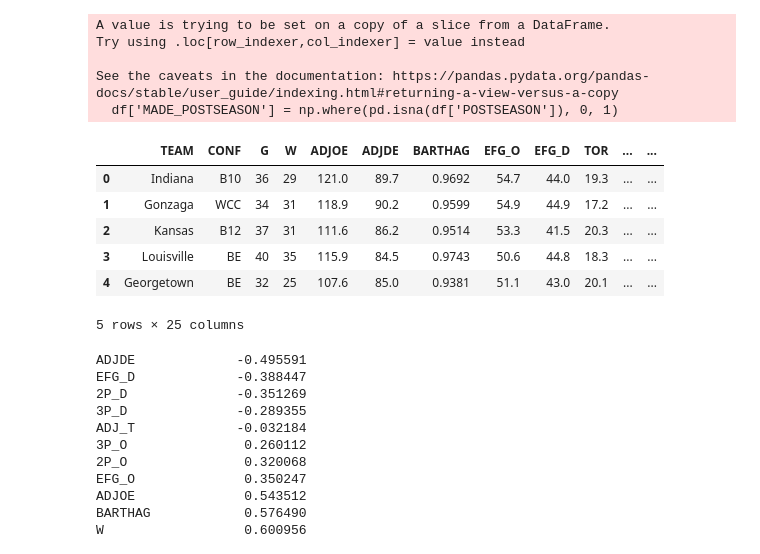
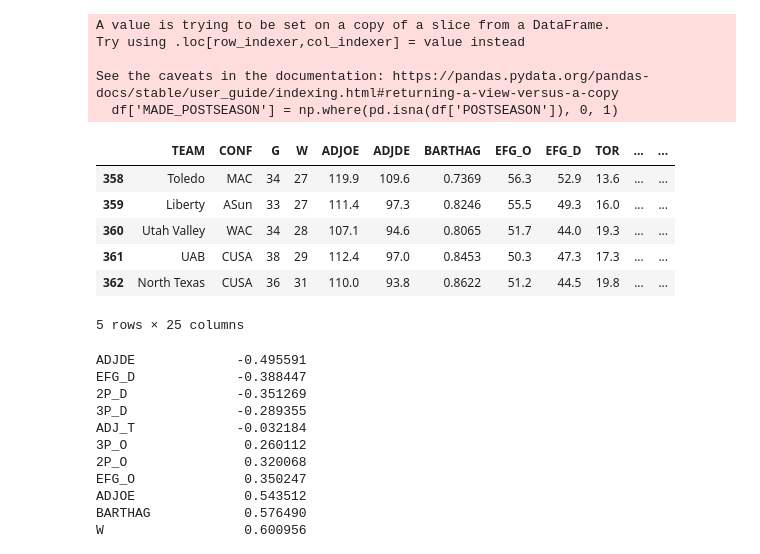
Before and after one commit to isaacanders0n/MarchMadness, a Jupyter notebook: projectDag/EDA.ipynb, the cells around one changed output. Drawn from its saved outputs; the diff is of its cells as text; code cells hidden in the pictures.

```diff
--- a/projectDag/EDA.ipynb
+++ b/projectDag/EDA.ipynb
@@ -68,20 +68,20 @@ def read_and_clean(path: str) -> pd.DataFrame:
 # %%
 #Putting data into df dataframe
 df = read_and_clean('../data')
-df.head()
+df.tail()
 # df.shape
 # %% [output]
 A value is trying to be set on a copy of a slice from a DataFrame.
 Try using .loc[row_indexer,col_indexer] = value instead
 
 See the caveats in the documentation: https://pandas.pydata.org/pandas-docs/stable/user_guide/indexing.html#returning-a-view-versus-a-copy
   df['MADE_POSTSEASON'] = np.where(pd.isna(df['POSTSEASON']), 0, 1)
 |  | TEAM | CONF | G | W | ADJOE | ADJDE | BARTHAG | EFG_O | EFG_D | TOR | ... | ... |
-| 0 | Indiana | B10 | 36 | 29 | 121.0 | 89.7 | 0.9692 | 54.7 | 44.0 | 19.3 | ... | ... |
-| 1 | Gonzaga | WCC | 34 | 31 | 118.9 | 90.2 | 0.9599 | 54.9 | 44.9 | 17.2 | ... | ... |
-| 2 | Kansas | B12 | 37 | 31 | 111.6 | 86.2 | 0.9514 | 53.3 | 41.5 | 20.3 | ... | ... |
-| 3 | Louisville | BE | 40 | 35 | 115.9 | 84.5 | 0.9743 | 50.6 | 44.8 | 18.3 | ... | ... |
-| 4 | Georgetown | BE | 32 | 25 | 107.6 | 85.0 | 0.9381 | 51.1 | 43.0 | 20.1 | ... | ... |
+| 358 | Toledo | MAC | 34 | 27 | 119.9 | 109.6 | 0.7369 | 56.3 | 52.9 | 13.6 | ... | ... |
+| 359 | Liberty | ASun | 33 | 27 | 111.4 | 97.3 | 0.8246 | 55.5 | 49.3 | 16.0 | ... | ... |
+| 360 | Utah Valley | WAC | 34 | 28 | 107.1 | 94.6 | 0.8065 | 51.7 | 44.0 | 19.3 | ... | ... |
+| 361 | UAB | CUSA | 38 | 29 | 112.4 | 97.0 | 0.8453 | 50.3 | 47.3 | 17.3 | ... | ... |
+| 362 | North Texas | CUSA | 36 | 31 | 110.0 | 93.8 | 0.8622 | 51.2 | 44.5 | 19.8 | ... | ... |
 5 rows × 25 columns
 # %%
 #Correlation of teams stats strictly looking at whether or not a team made March Madness
```
Also changed, not shown: parts of 3 cells of this notebook.
